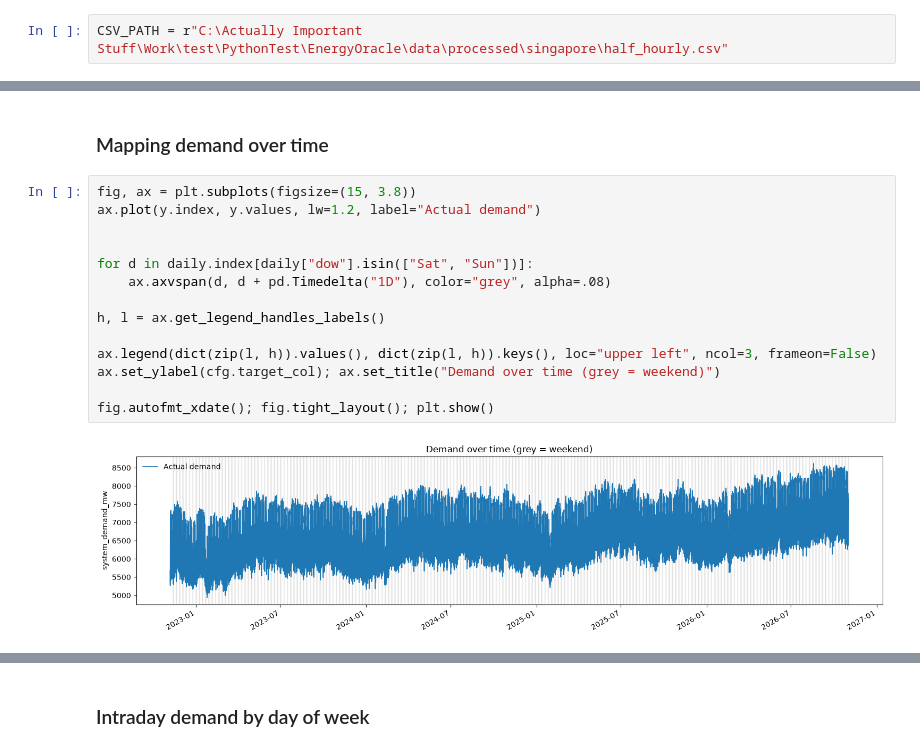
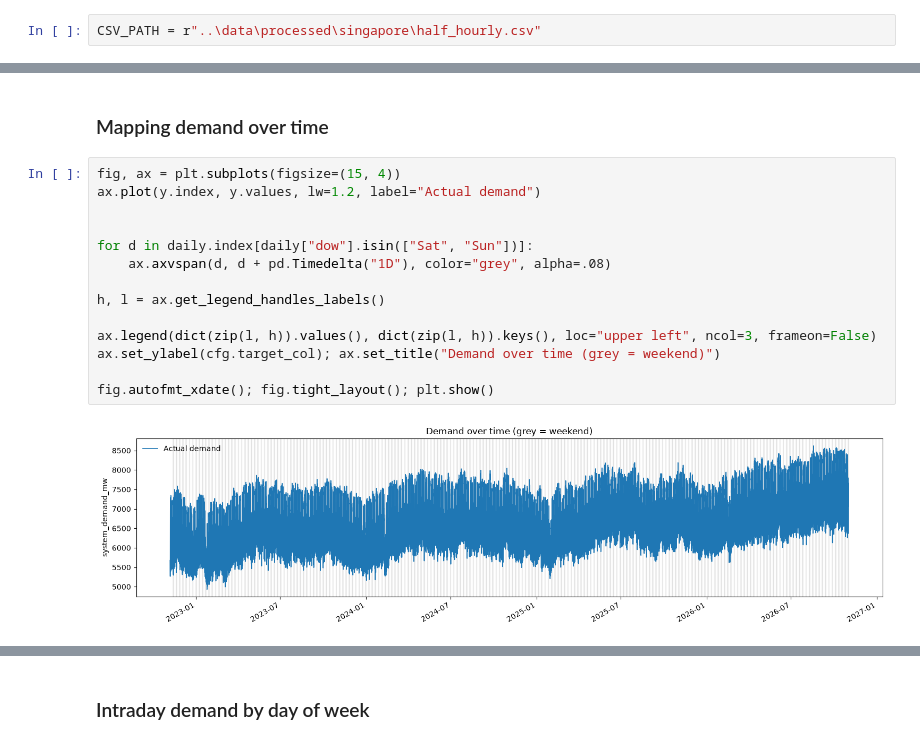
Before and after one commit to Sagnik2810Sarkar/EnergyOracle, a Jupyter notebook: src/feat_engg_eda.ipynb, the cells around one changed output, grey strips where cells are left out. Saved outputs shown, nothing was run; the diff lists cells and outputs as text.

```diff
--- a/src/feat_engg_eda.ipynb
+++ b/src/feat_engg_eda.ipynb
@@ -11,7 +11,7 @@ import numpy as np
 import pandas as pd
 import matplotlib.pyplot as plt
 # %%
-CSV_PATH = r"C:\Actually Important Stuff\Work\test\PythonTest\EnergyOracle\data\processed\singapore\half_hourly.csv"
+CSV_PATH = r"..\data\processed\singapore\half_hourly.csv"
 # %% [markdown]
 # Configuration object
 # %%
@@ -385,18 +427,18 @@ Most frequent trough time:  04:00
 # %% [markdown]
 ### Mapping demand over time
 # %%
-fig, ax = plt.subplots(figsize=(15, 3.8))
+fig, ax = plt.subplots(figsize=(15, 4))
 ax.plot(y.index, y.values, lw=1.2, label="Actual demand")
 
 
 for d in daily.index[daily["dow"].isin(["Sat", "Sun"])]:
     ax.axvspan(d, d + pd.Timedelta("1D"), color="grey", alpha=.08)
 
 h, l = ax.get_legend_handles_labels()
 
 ax.legend(dict(zip(l, h)).values(), dict(zip(l, h)).keys(), loc="upper left", ncol=3, frameon=False)
 ax.set_ylabel(cfg.target_col); ax.set_title("Demand over time (grey = weekend)")
 
 fig.autofmt_xdate(); fig.tight_layout(); plt.show()
 # %% [output]
-[figure, old version]
+[figure, new version]
```
Also changed, not shown: parts of 12 cells of this notebook.
